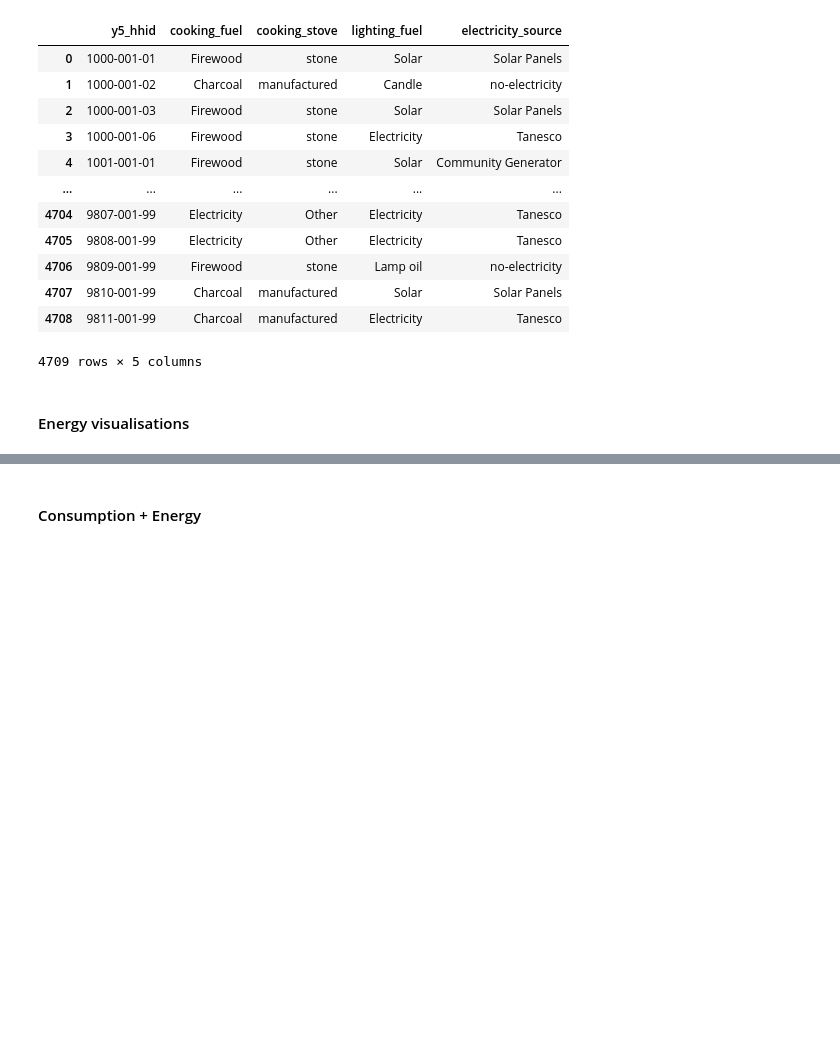
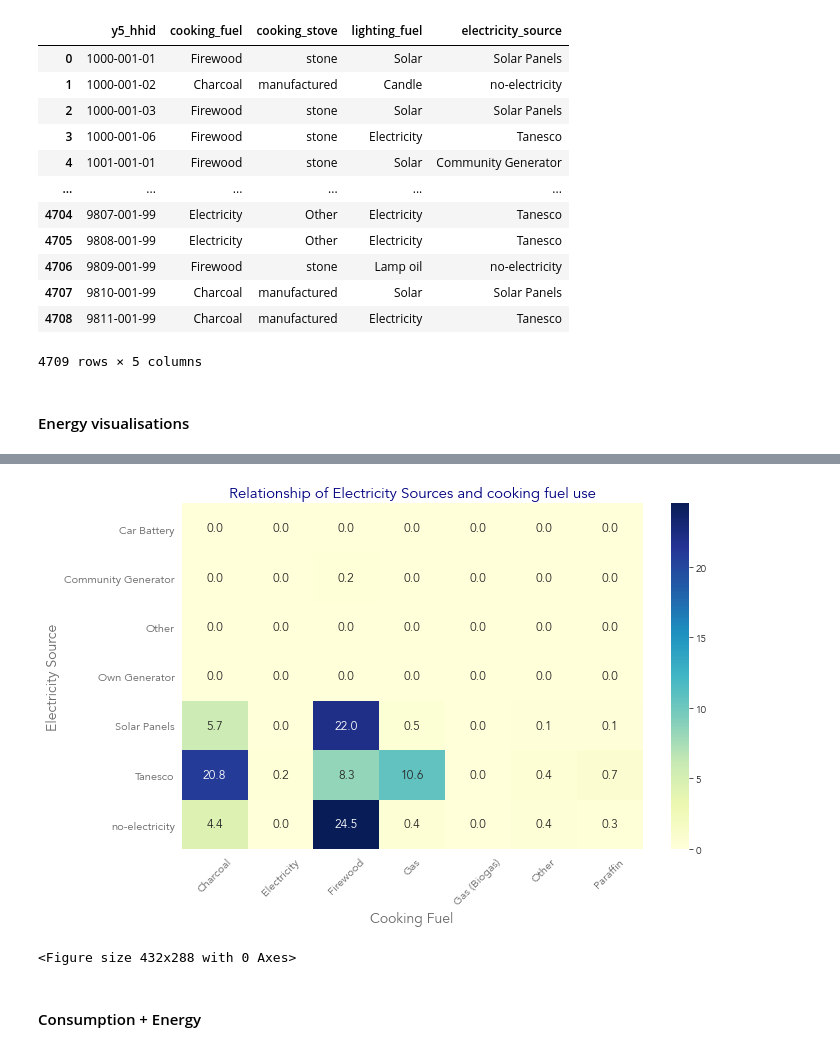
Before and after one commit to whitehackr/solar_tz, a Jupyter notebook: data_and_analysis/survey_review_.ipynb, the cells around one changed output, grey strips where cells are left out. Saved outputs shown, nothing was run; the diff lists cells and outputs as text; code cells hidden in the pictures; blank space fills up the shorter version.

Commit message:
Completed all charts, pending comments

```diff
--- a/data_and_analysis/survey_review_.ipynb
+++ b/data_and_analysis/survey_review_.ipynb
@@ -40,7 +40,7 @@ def heatmap_plotter(df,
     percentage_crosstab = (crosstab / total_count) * 100
 
     # Create a figure with the specified height
-    plt.figure(figsize=(8, 6))  # Adjust figure width and height as needed
+    plt.figure(figsize=(10, 6))  # Adjust figure width and height as needed
     ax = plt.gca()
 
     # Customize chart title and labels
@@ -81,7 +81,7 @@ def heatmap_plotter(df,
     # Get the current working directory
     current_directory = os.getcwd()
     # Save the figure in the 'outputs' sub-folder
-    output_path = current_directory.replace('data_and_analysis','reports_and_outputs') + fig_name +'.png'
+    output_path = current_directory.replace('data_and_analysis','reports_and_output/') + fig_name +'.png'
     plt.savefig(output_path, dpi=300, format='png')
 # %%
 # Define a bar_plotter function
@@ -402,3 +429,14 @@ heatmap_plotter(df = i_hh_energy,
+# %%
+heatmap_plotter(df = i_hh_energy,
+                col_name_1='electricity_source',
+                col_name_2='cooking_fuel',
+                plot_title='Relationship of Electricity Sources and cooking fuel use',
+                xlab='Cooking Fuel',
+                ylab='Electricity Source',
+                fig_name='hmp_electricity_and_cooking_fuel_use')
+# %% [output]
+[figure, added]
+<Figure size 432x288 with 0 Axes>
 # %% [markdown]
 #### Consumption + Energy
 # %%
```
Also changed, not shown: parts of 35 cells of this notebook.
